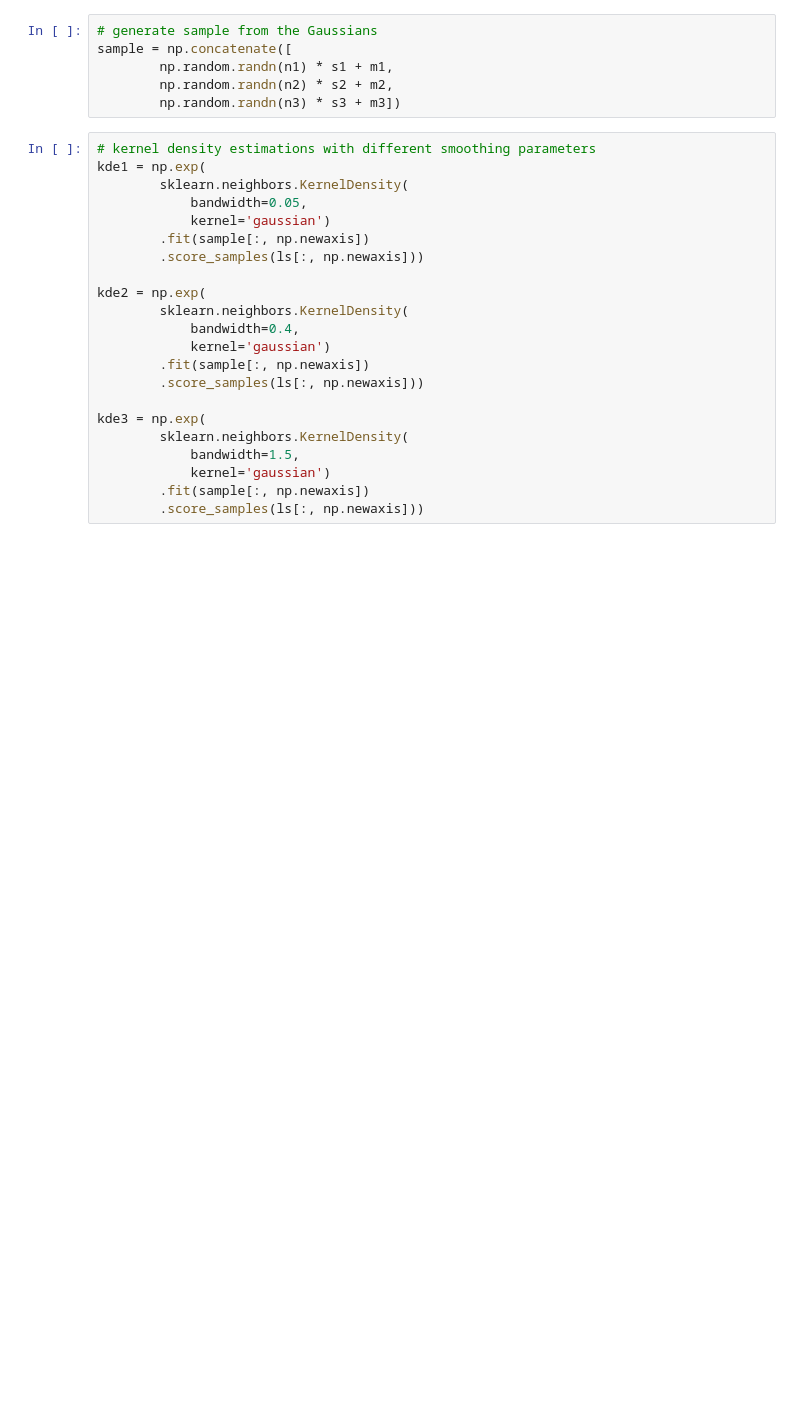
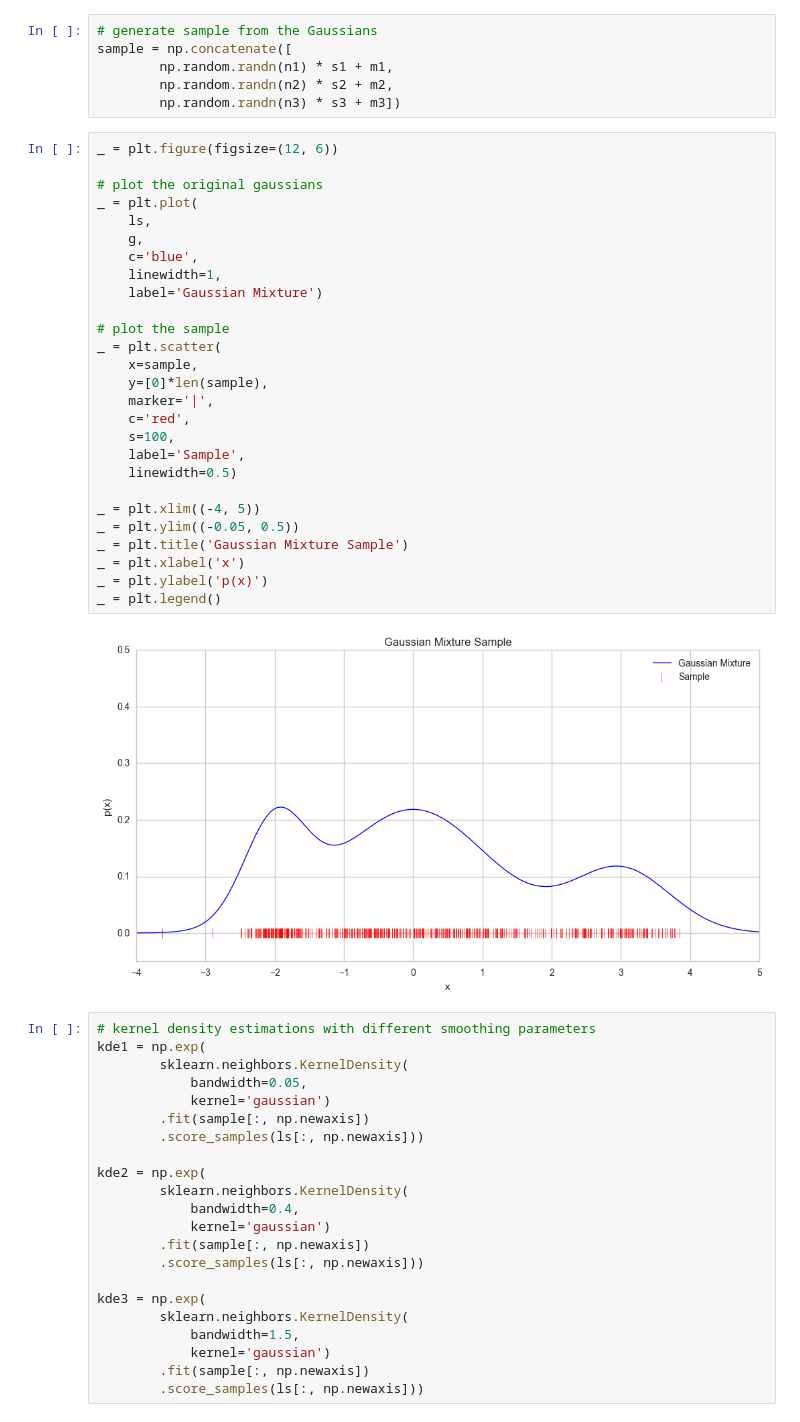
Before and after one commit to csizsek/machine-learning, a Jupyter notebook: 01_probability_and_stats/kernel_density_estimation.ipynb, the cells around one changed output. Drawn from its saved outputs; the diff is of its cells as text; blank space fills up the shorter version.

```diff
--- a/01_probability_and_stats/kernel_density_estimation.ipynb
+++ b/01_probability_and_stats/kernel_density_estimation.ipynb
@@ -64,6 +83,35 @@ sample = np.concatenate([
         np.random.randn(n1) * s1 + m1,
         np.random.randn(n2) * s2 + m2,
         np.random.randn(n3) * s3 + m3])
+# %%
+_ = plt.figure(figsize=(12, 6))
+
+# plot the original gaussians
+_ = plt.plot(
+    ls,
+    g,
+    c='blue',
+    linewidth=1,
+    label='Gaussian Mixture')
+
+# plot the sample
+_ = plt.scatter(
+    x=sample,
+    y=[0]*len(sample),
+    marker='|',
+    c='red',
+    s=100,
+    label='Sample',
+    linewidth=0.5)
+
+_ = plt.xlim((-4, 5))
+_ = plt.ylim((-0.05, 0.5))
+_ = plt.title('Gaussian Mixture Sample')
+_ = plt.xlabel('x')
+_ = plt.ylabel('p(x)')
+_ = plt.legend()
+# %% [output]
+[figure, added]
 # %%
 # kernel density estimations with different smoothing parameters
 kde1 = np.exp(
```
Also changed, not shown: parts of 2 cells of this notebook.
